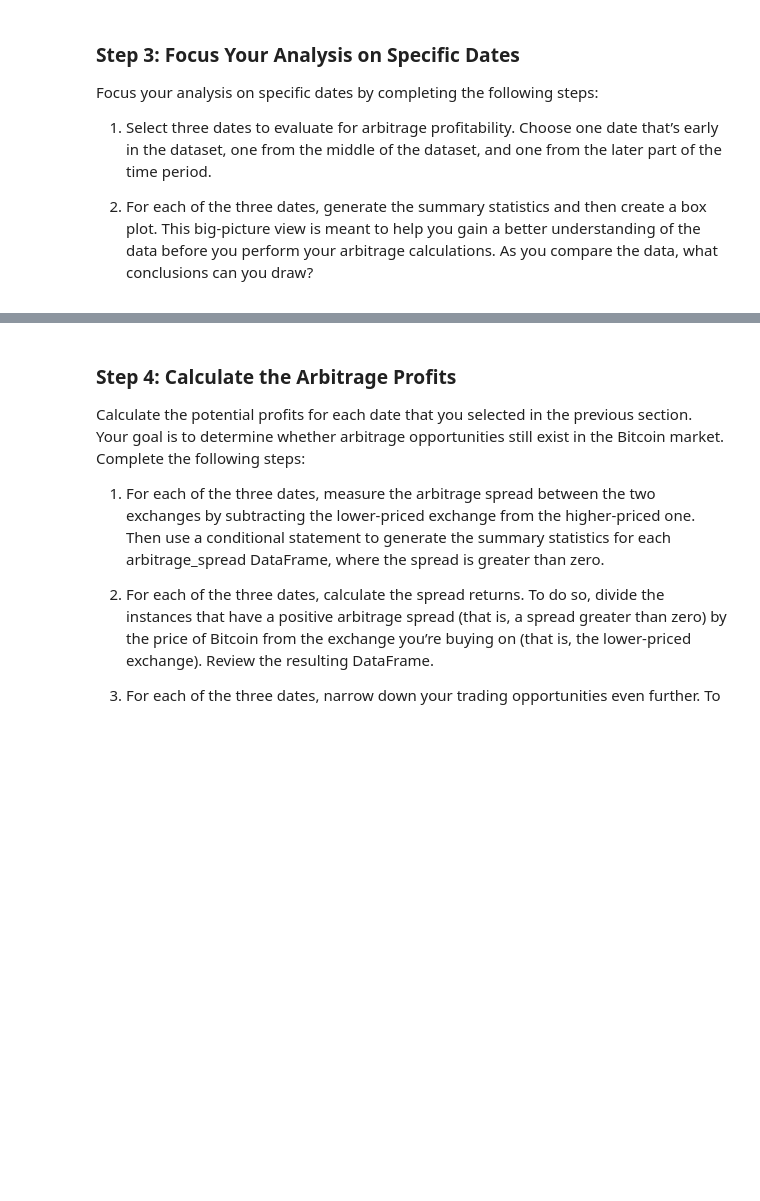
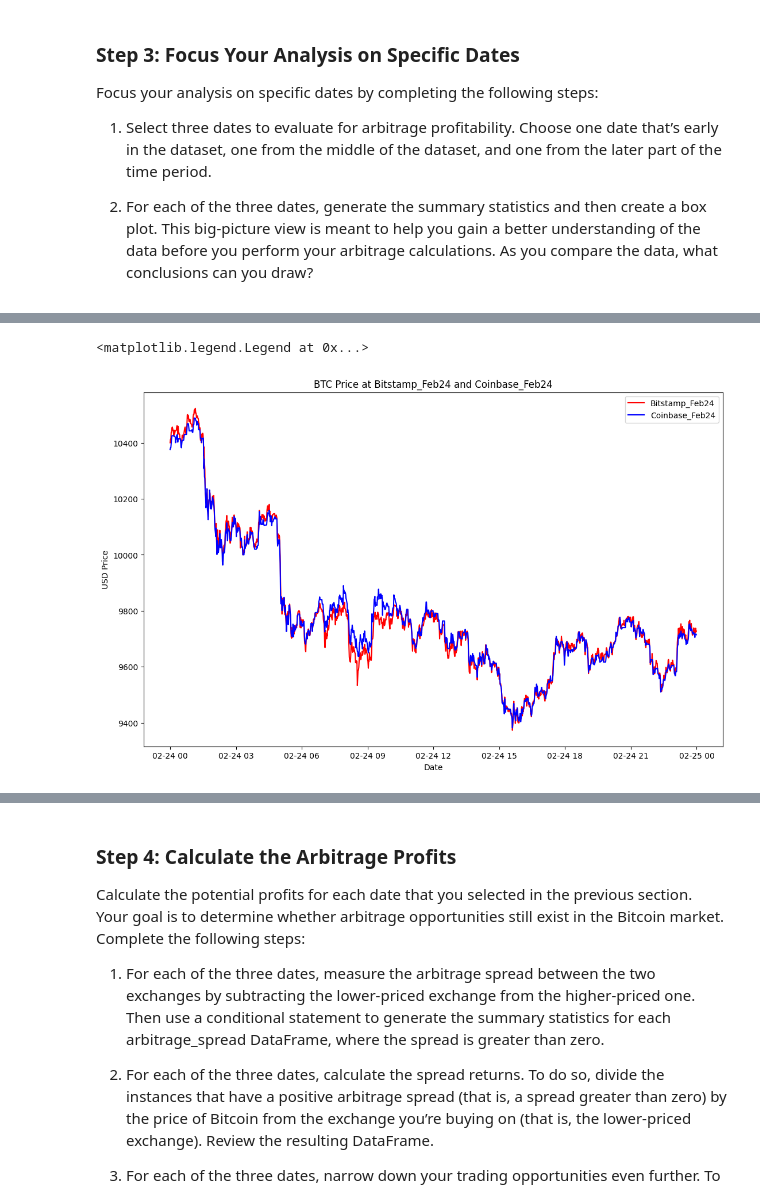
Before and after one commit to justinvalli/Challenge_3, a Jupyter notebook: Starter_Code/crypto_arbitrage.ipynb, the cells around one changed output, grey strips where cells are left out. Cells and saved outputs as stored; diff of their text form; code cells hidden in the pictures; blank space fills up the shorter version.

```diff
--- a/Starter_Code/crypto_arbitrage.ipynb
+++ b/Starter_Code/crypto_arbitrage.ipynb
@@ -397,7 +437,20 @@ SyntaxError: invalid syntax (3616388465.py, line 3)
 # %%
 # Create an overlay plot that visualizes the two dataframes over a period of one day from the middle of the dataset.
 # Be sure that the plots include the parameters `legend`, `figsize`, `title`, `color` and `label`
-# YOUR CODE HERE
+
+bitstamp_feb24 = bitstamp.loc['2018-02-24', 'Close']
+coinbase_feb24 = coinbase.loc['2018-02-24', 'Close']
+
+fig, ax = plt.subplots(figsize = (13,8))
+ax.plot(bitstamp_feb24.index, bitstamp_feb24, color = 'red', label = 'Bitstamp_Feb24')
+ax.plot(coinbase_feb24.index, coinbase_feb24, color = 'blue', label = 'Coinbase_Feb24')
+ax.set_title('BTC Price at Bitstamp_Feb24 and Coinbase_Feb24')
+ax.set_xlabel('Date')
+ax.set_ylabel('USD Price')
+ax.legend()
+# %% [output]
+<matplotlib.legend.Legend at 0x...>
+[figure, added]
 # %%
 # Using the date in the middle that you have selected, calculate the arbitrage spread
 # by subtracting the bitstamp lower closing prices from the coinbase higher closing prices
```
Also changed, not shown: parts of 9 cells of this notebook.
